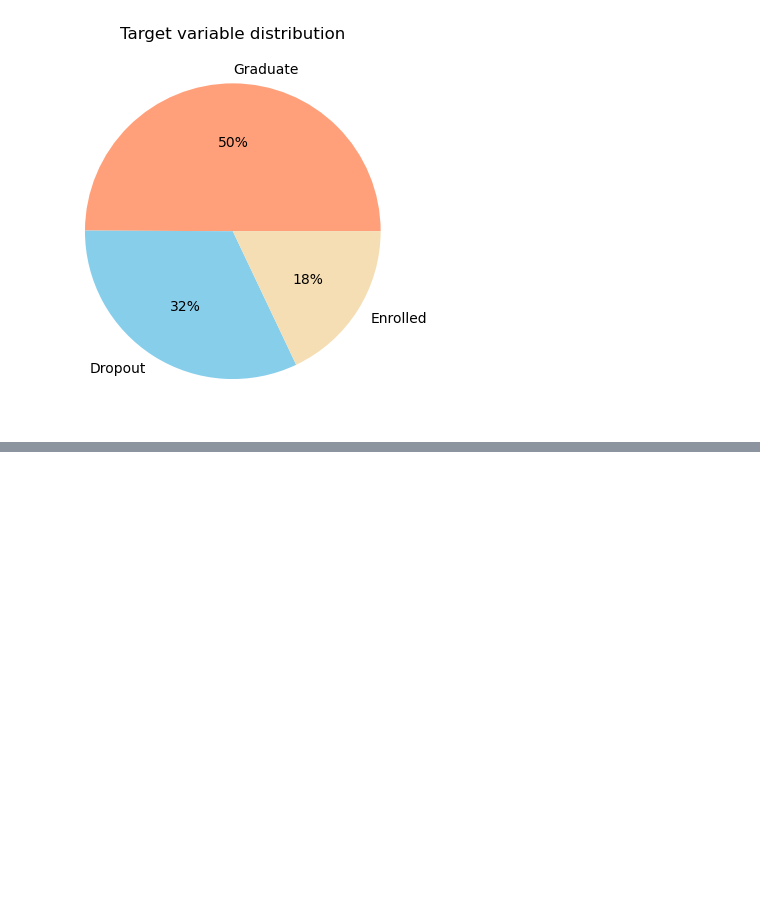
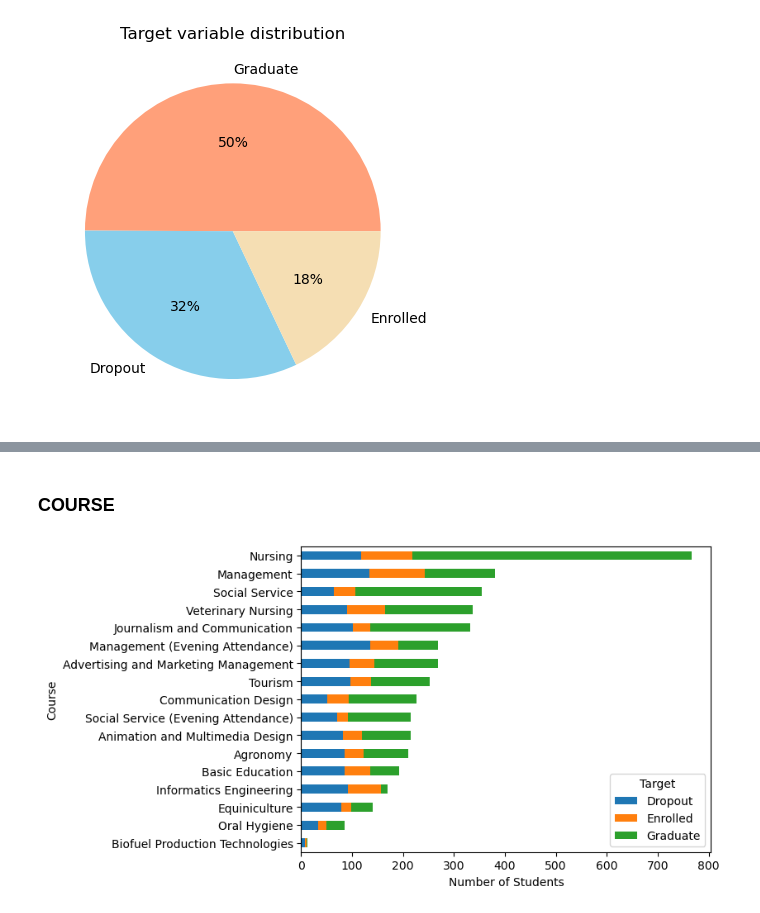
Before and after one commit to martiFabia/DMML_project, a Jupyter notebook: eda.ipynb, the cells around one changed output, grey strips where cells are left out. Cells and saved outputs as stored; diff of their text form; code cells hidden in the pictures; blank space fills up the shorter version.

```diff
--- a/eda.ipynb
+++ b/eda.ipynb
@@ -220,0 +275,34 @@ Text(0.5, 1.0, 'Target variable distribution')
+# %% [markdown]
+ ### COURSE
+# %%
+course_codes = sorted(df['Course'].unique())
+
+course_index_map = {code: i for i, code in enumerate(course_codes)}
+df['Course_ID'] = df['Course'].map(course_index_map)
+
+course_names = [
+    'Biofuel Production Technologies', 'Animation and Multimedia Design',
+    'Social Service (Evening Attendance)', 'Agronomy', 'Communication Design',
+    'Veterinary Nursing', 'Informatics Engineering', 'Equiniculture',
+    'Management', 'Social Service', 'Tourism', 'Nursing', 'Oral Hygiene',
+    'Advertising and Marketing Management', 'Journalism and Communication',
+    'Basic Education', 'Management (Evening Attendance)'
+]
+course_name_map = {i: name for i, name in enumerate(course_names)}
+
+# Create a pivot table to count the number of students in each course and target
+student_course = df.groupby(['Course_ID', 'Target']).size().reset_index().pivot(columns='Target', index='Course_ID', values=0)
+
+student_course.index = student_course.index.map(course_name_map)
+
+student_course_total = student_course.sum(axis=1)
+student_course_sorted = student_course_total.sort_values(ascending=True)
+student_course.loc[student_course_sorted.index].plot(kind='barh', stacked=True)
+
+plt.xlabel('Number of Students')
+plt.ylabel('Course')
+plt.show()
+
+df.drop(columns=['Course_ID'], inplace=True)
+# %% [output]
+[figure, added]
```
Also changed, not shown: parts of 27 cells of this notebook, 3 other files.
